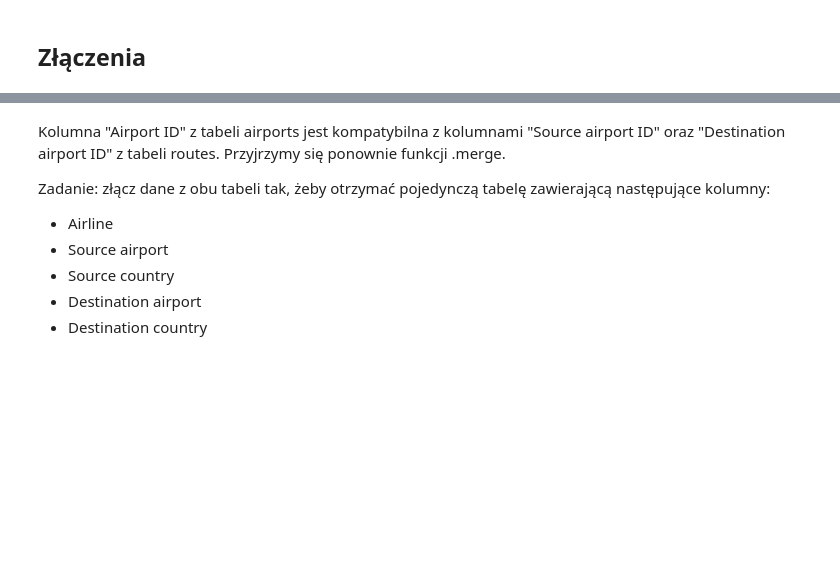
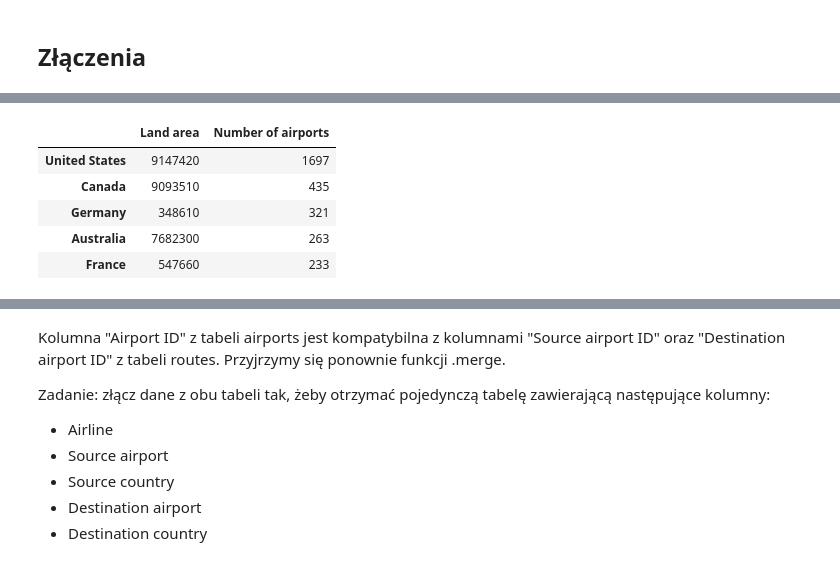
Before and after one commit to DELabUW/szkola-letnia-2015, a Jupyter notebook: zajecia/dzien2_concatenation_reshaping_grouping.ipynb, the cells around one changed output, grey strips where cells are left out. Drawn from its saved outputs; the diff is of its cells as text; code cells hidden in the pictures; blank space fills up the shorter version.

```diff
--- a/zajecia/dzien2_concatenation_reshaping_grouping.ipynb
+++ b/zajecia/dzien2_concatenation_reshaping_grouping.ipynb
@@ -104,0 +127,5 @@ Z niektórych numerów wykonano wiele połączeń -- w nowej tabeli znajdą się
+# %%
+s1 = areas["Land area"]
+s1.index = areas["Country Name"]
+s1 = pd.DataFrame(s1)
+s1.head()
@@ -104,0 +140,5 @@ Z niektórych numerów wykonano wiele połączeń -- w nowej tabeli znajdą się
+# %%
+s2 = airports["Country"].value_counts()
+s2.name = "Number of airports"
+s2 = pd.DataFrame(s2)
+s2.head()
@@ -104,0 +152,10 @@ Z niektórych numerów wykonano wiele połączeń -- w nowej tabeli znajdą się
+# %%
+cla = pd.merge(s1, s2, right_index=True, left_index=True)
+cla.head()
+# %% [output]
+|  | Land area | Number of airports |
+| United States | 9147420 | 1697 |
+| Canada | 9093510 | 435 |
+| Germany | 348610 | 321 |
+| Australia | 7682300 | 263 |
+| France | 547660 | 233 |
```
Also changed, not shown: parts of 18 cells of this notebook, 1 other file.
